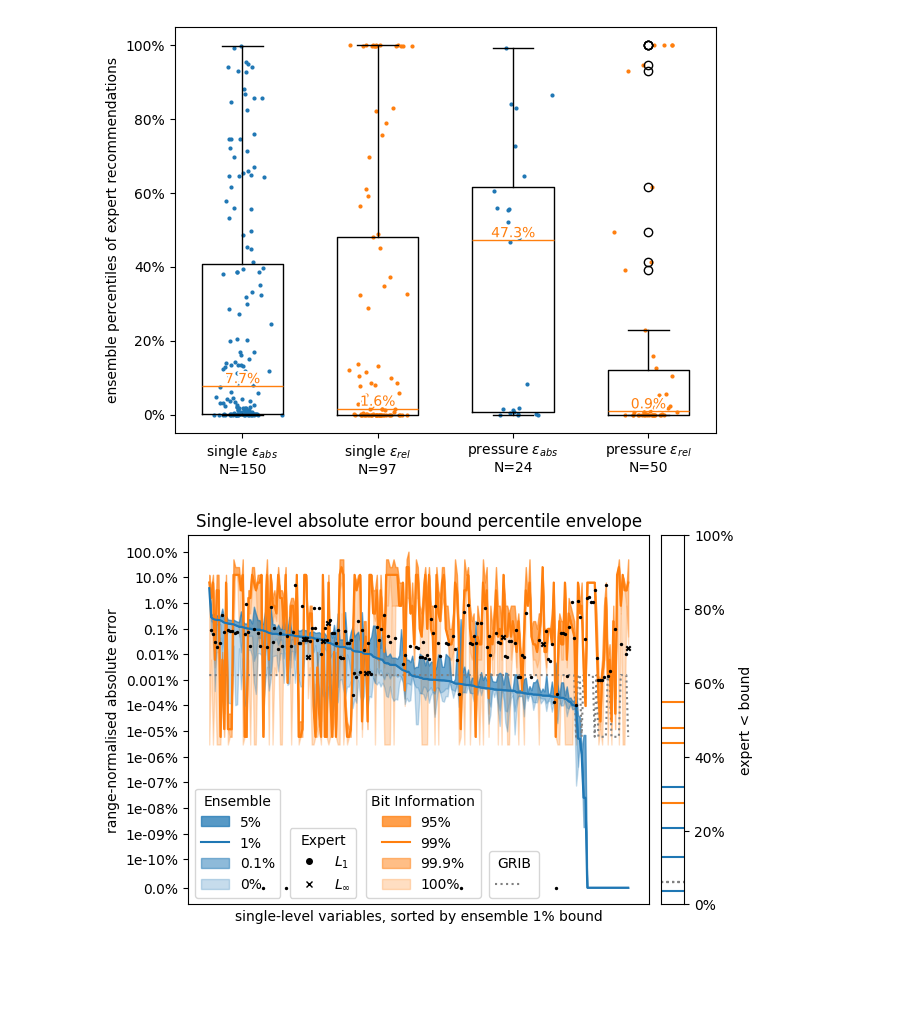
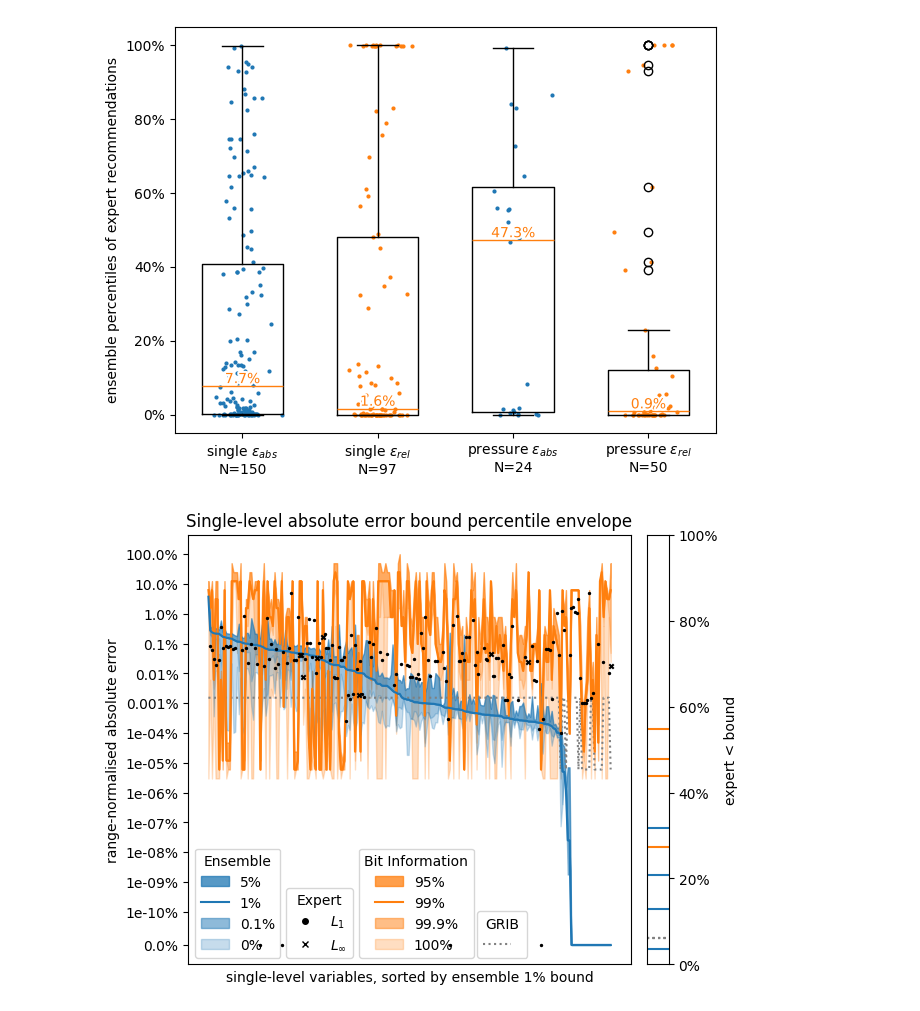
Before and after one commit to juntyr/era5-ensemble-compression-tolerance, a Jupyter notebook: expert-quantile-plots.ipynb, the cells around one changed output. Drawn from its saved outputs; the diff is of its cells as text; code cells hidden in the pictures; blank space fills up the shorter version.

Commit message:
Update mean spread plots

```diff
--- a/expert-quantile-plots.ipynb
+++ b/expert-quantile-plots.ipynb
@@ -250,7 +250,9 @@ for key in single_bit_information:
         percentile=percentile, absolute=absolute, relative=relative, quadratic=quadratic
     )
 # %%
-fig, (ax, axr) = plt.subplots(1, 2, width_ratios=[20, 1], gridspec_kw=dict(wspace=0.05))
+fig, (ax, axr) = plt.subplots(
+    1, 2, width_ratios=[20, 1], gridspec_kw=dict(wspace=0.05), layout="constrained"
+)
 
 ax.set_title("Single-level absolute error bound percentile envelope")
 ax.set_ylabel("range-normalised absolute error")
@@ -590,32 +592,32 @@ axr.yaxis.set_label_position("right")
 axr.set_ylabel("expert < bound")
 axr.yaxis.set_major_formatter(mtick.PercentFormatter(1))
 axr.set_ylim(0, 1)
 
 for i, p in enumerate(single_ensemble["u10"].percentile):
     count = 0
     for v in single_expert_dict:
         count += single_expert_dict[v].absolute_value < single_ensemble[v].absolute[i]
     axr.axhline(count / len(single_expert_dict), c="tab:blue")
 
 for i, p in enumerate(single_ensemble["u10"].percentile):
     count = 0
     for v in single_expert_dict:
         count += (
             single_expert_dict[v].absolute_value
             < single_bit_information[v].linquant_absolute[i]
         )
     axr.axhline(count / len(single_expert_dict), c="tab:orange")
 
 for i, p in enumerate(single_ensemble["u10"].percentile):
     count = 0
     for v in single_expert_dict:
         count += single_expert_dict[v].absolute_value < (
             single_grib[v] * (single_range[v].max - single_range[v].min)
         )
     axr.axhline(count / len(single_expert_dict), c="gray", ls=":")
 
 plt.show()
 fig.savefig(plots / "single-absolute.pdf")
 # %% [output]
-[figure, old version]
+[figure, new version]
 # %%
```
Also changed, not shown: parts of 4 cells of this notebook, 1 other file.
